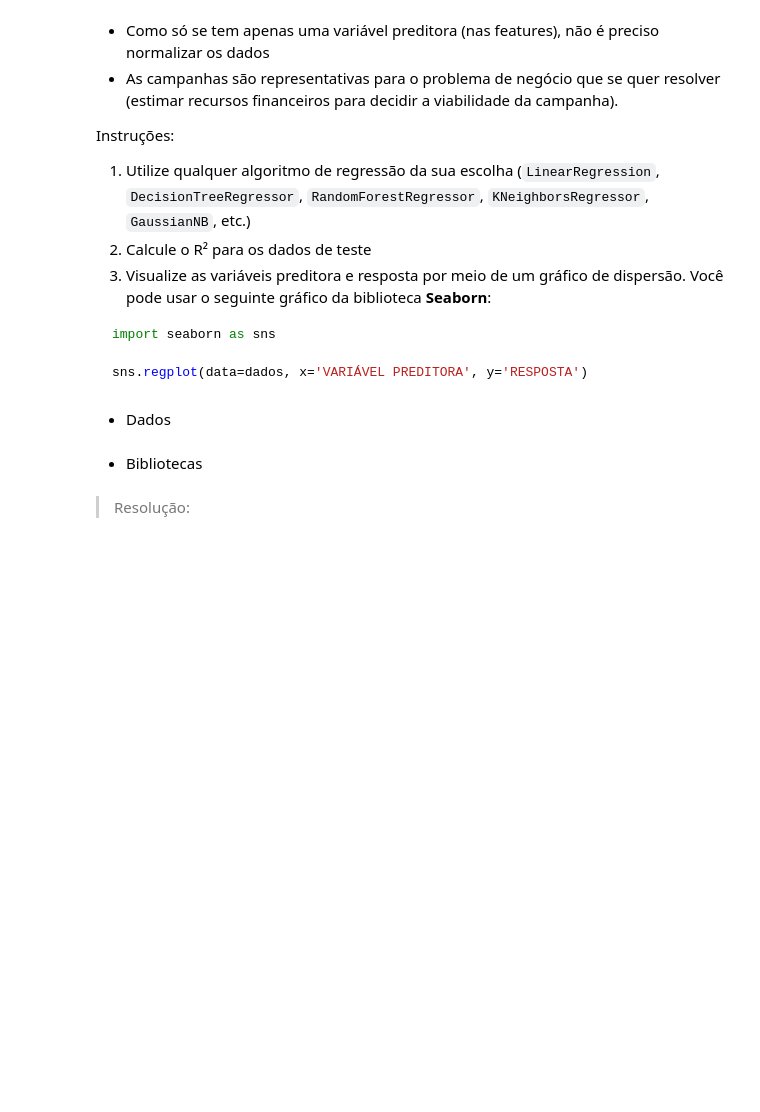
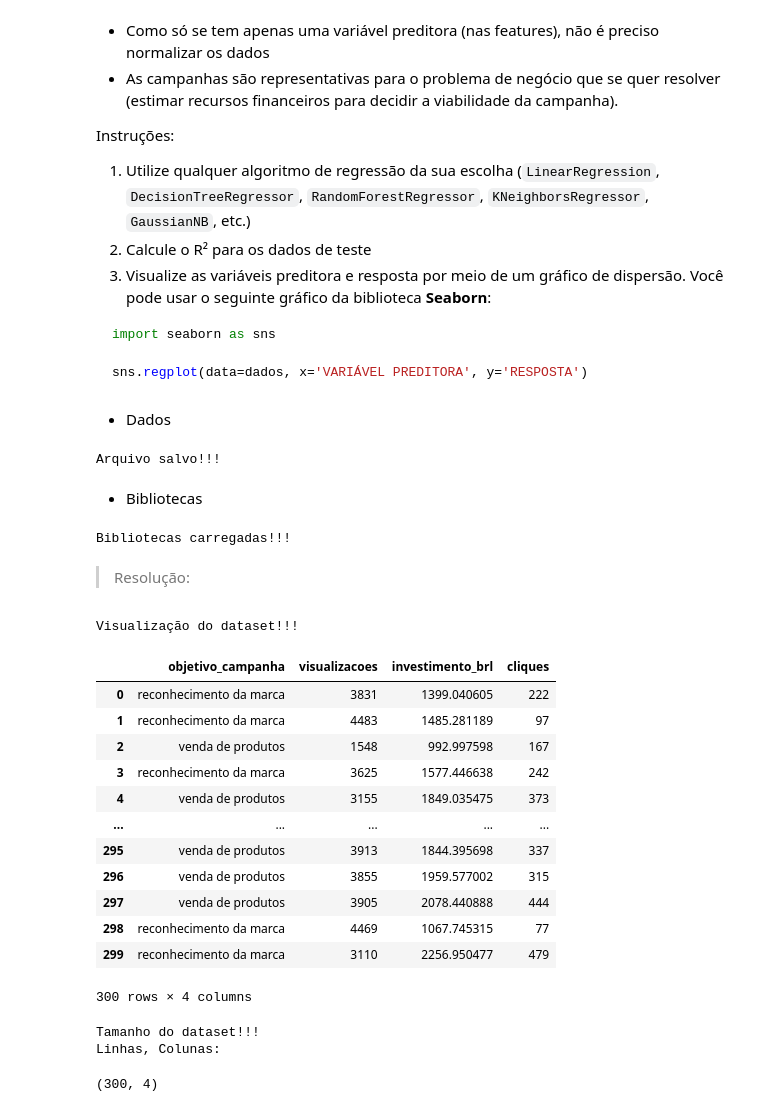
Before and after one commit to DallastaDaniel/ML_especializacao, a Jupyter notebook: Atividade_avaliativa_ML.ipynb, the cells around one changed output. Cells and saved outputs as stored; diff of their text form; code cells hidden in the pictures; blank space fills up the shorter version.

```diff
--- a/Atividade_avaliativa_ML.ipynb
+++ b/Atividade_avaliativa_ML.ipynb
@@ -516,11 +520,16 @@ sns.regplot(data=dados, x='VARIÁVEL PREDITORA', y='RESPOSTA')
 # %% [markdown]
 * Dados
 # %%
+# Salva o arquivo CSV "performance_campanhas_mkt" no ambiente local.
 !wget -q 'https://raw.githubusercontent.com/OviedoVR/ML_especializacao/main/dados/performance_campanhas_mkt.csv' -O 'performance_campanhas_mkt.csv'
+
+print("Arquivo salvo!!!")
+# %% [output]
+Arquivo salvo!!!
 # %% [markdown]
 * Bibliotecas
 # %%
-# Bibliotecas:
+# Bibliotecas necessárias:
 from sklearn.model_selection import train_test_split
 from sklearn.preprocessing import StandardScaler
 from sklearn.linear_model import LinearRegression
@@ -529,8 +538,38 @@ from sklearn.metrics import r2_score
 # -- Manipulação de dados:
 import numpy as np
 import pandas as pd
+
+# -- Visualização:
+import matplotlib.pyplot as plt
+import seaborn as sns
+import plotly.express as px
+
+# -- Modelagem:
+from sklearn import metrics as m
+
+print("Bibliotecas carregadas!!!")
+# %% [output]
+Bibliotecas carregadas!!!
 # %% [markdown]
 > Resolução:
 # %%
-campanhas = pd.read_csv('performance_campanhas_mkt.csv')
-campanhas.head()
+campanhas = pd.read_csv('performance_campanhas_mkt.csv') # Carrega o dataset em um dataframe
+
+# Visualização do dataset
+print("Visualização do dataset!!!")
+campanhas
+# %% [output]
+Visualização do dataset!!!
+|  | objetivo_campanha | visualizacoes | investimento_brl | cliques |
+| 0 | reconhecimento da marca | 3831 | 1399.040605 | 222 |
+| 1 | reconhecimento da marca | 4483 | 1485.281189 | 97 |
+| 2 | venda de produtos | 1548 | 992.997598 | 167 |
+| 3 | reconhecimento da marca | 3625 | 1577.446638 | 242 |
+| 4 | venda de produtos | 3155 | 1849.035475 | 373 |
+| ... | ... | ... | ... | ... |
+| 295 | venda de produtos | 3913 | 1844.395698 | 337 |
+| 296 | venda de produtos | 3855 | 1959.577002 | 315 |
+| 297 | venda de produtos | 3905 | 2078.440888 | 444 |
+| 298 | reconhecimento da marca | 4469 | 1067.745315 | 77 |
+| 299 | reconhecimento da marca | 3110 | 2256.950477 | 479 |
+300 rows × 4 columns
@@ -540 +576,10 @@ campanhas.shape
+# %%
+# Tamanho do dataset:
+print("Tamanho do dataset!!!")
+print("Linhas, Colunas: ")
+campanhas.shape # Mostra o tamanho do dataset
+# %% [output]
+Tamanho do dataset!!!
+Linhas, Colunas:
+(300, 4)
 # %%
```
Also changed, not shown: parts of 31 cells of this notebook.
